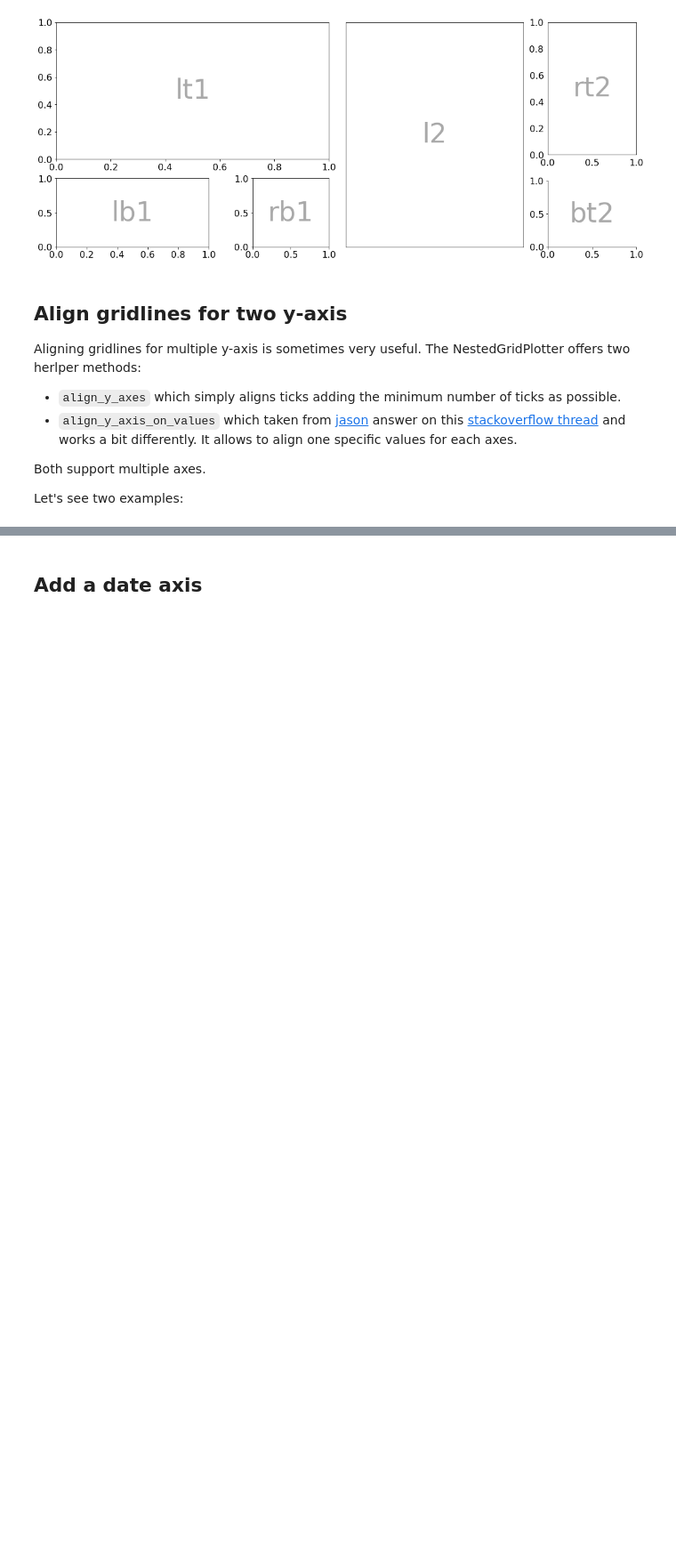
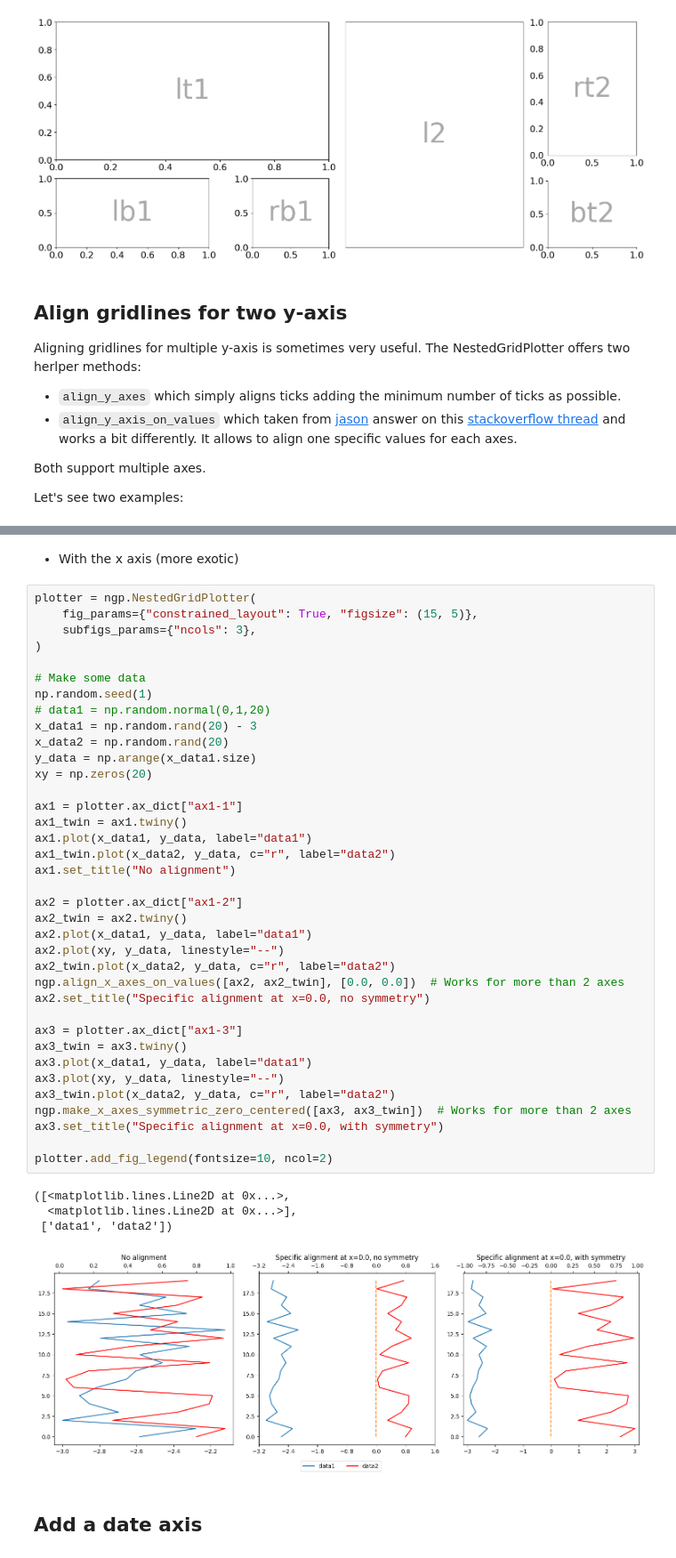
Before and after one commit to antoinecollet5/nested_grid_plotter, a Jupyter notebook: tutorials/utils.ipynb, the cells around one changed output, grey strips where cells are left out. Shown at 89% size. Drawn from its saved outputs; the diff is of its cells as text; blank space fills up the shorter version.

```diff
--- a/tutorials/utils.ipynb
+++ b/tutorials/utils.ipynb
@@ -314,3 +307,47 @@ plotter.add_fig_legend(fontsize=10, ncol=2)
+# %% [markdown]
+- With the x axis (more exotic)
+# %%
+plotter = ngp.NestedGridPlotter(
+    fig_params={"constrained_layout": True, "figsize": (15, 5)},
+    subfigs_params={"ncols": 3},
+)
+
+# Make some data
+np.random.seed(1)
+# data1 = np.random.normal(0,1,20)
+x_data1 = np.random.rand(20) - 3
+x_data2 = np.random.rand(20)
+y_data = np.arange(x_data1.size)
+xy = np.zeros(20)
+
+ax1 = plotter.ax_dict["ax1-1"]
+ax1_twin = ax1.twiny()
+ax1.plot(x_data1, y_data, label="data1")
+ax1_twin.plot(x_data2, y_data, c="r", label="data2")
+ax1.set_title("No alignment")
+
+ax2 = plotter.ax_dict["ax1-2"]
+ax2_twin = ax2.twiny()
+ax2.plot(x_data1, y_data, label="data1")
+ax2.plot(xy, y_data, linestyle="--")
+ax2_twin.plot(x_data2, y_data, c="r", label="data2")
+ngp.align_x_axes_on_values([ax2, ax2_twin], [0.0, 0.0])  # Works for more than 2 axes
+ax2.set_title("Specific alignment at x=0.0, no symmetry")
+
+ax3 = plotter.ax_dict["ax1-3"]
+ax3_twin = ax3.twiny()
+ax3.plot(x_data1, y_data, label="data1")
+ax3.plot(xy, y_data, linestyle="--")
+ax3_twin.plot(x_data2, y_data, c="r", label="data2")
+ngp.make_x_axes_symmetric_zero_centered([ax3, ax3_twin])  # Works for more than 2 axes
+ax3.set_title("Specific alignment at x=0.0, with symmetry")
+
+plotter.add_fig_legend(fontsize=10, ncol=2)
+# %% [output]
+([<matplotlib.lines.Line2D at 0x...>,
+  <matplotlib.lines.Line2D at 0x...>],
+ ['data1', 'data2'])
+[figure, added]
 # %% [markdown]
 ## Add a date axis
 # %% [markdown]
```
Also changed, not shown: parts of 15 cells of this notebook, 3 other files.
